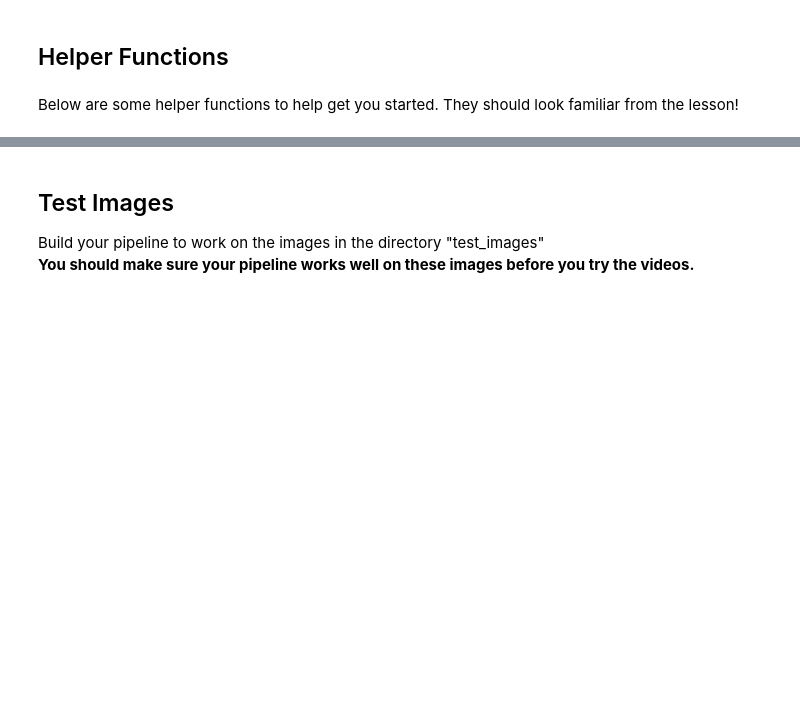
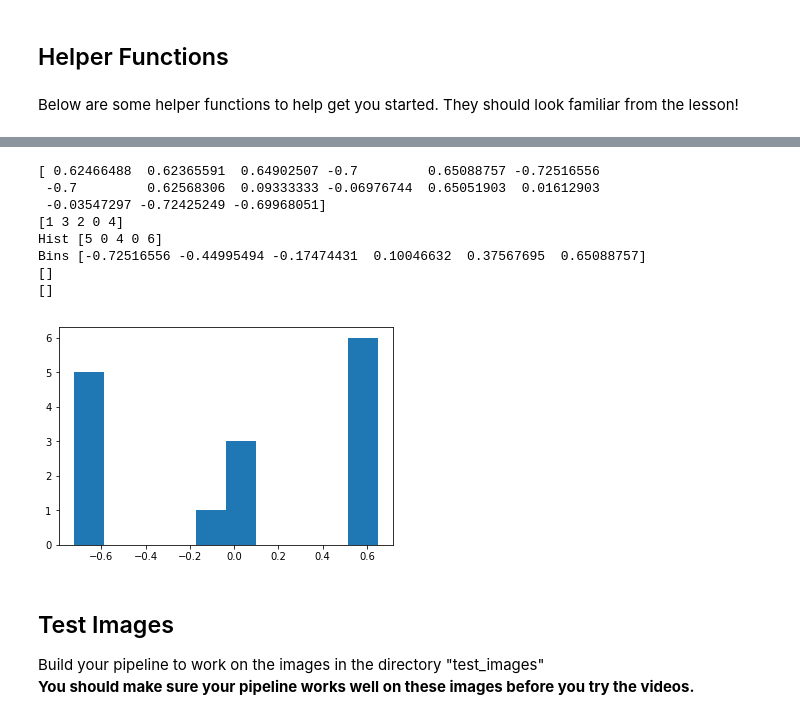
Before and after one commit to anujpotnis/CarND-LaneLines-P1, a Jupyter notebook: P1.ipynb, the cells around one changed output, grey strips where cells are left out. Saved outputs shown, nothing was run; the diff lists cells and outputs as text; code cells hidden in the pictures; blank space fills up the shorter version.

```diff
--- a/P1.ipynb
+++ b/P1.ipynb
@@ -141,9 +141,23 @@ def draw_lines(img, lines, color=[255, 0, 0], thickness=2):
     If you want to make the lines semi-transparent, think about combining
     this function with the weighted_img() function below
     """
+    slopes=[]
     for line in lines:
+#         print(line)
         for x1,y1,x2,y2 in line:
+            slopes.append((y2-y1)/(x2-x1))
             cv2.line(img, (x1, y1), (x2, y2), color, thickness)
+    slopes = np.asarray(slopes)
+    print(slopes)
+    hist, bins = np.histogram(slopes, bins=5)
+    print(np.argsort(hist))
+    print("Hist",hist)
+    print("Bins",bins)
+    slope_1 = bins[np.argsort(hist)[-1:-2]]
+    print(slope_1)
+    slope_2 = bins[np.argsort(hist)[-2:-3]]
+    print(slope_2)
+    plt.show(plt.hist(slopes))
 
 def hough_lines(img, rho, theta, threshold, min_line_len, max_line_gap):
     """
@@ -174,3 +203,29 @@ def weighted_img(img, initial_img, α=0.8, β=1., λ=0.):
+# %%
+img = cv2.imread('./test_images/solidWhiteRight.jpg')
+# img = img_raw[290:,:]
+img = cv2.cvtColor(img, cv2.COLOR_BGR2RGB)
+img_canny = canny(gaussian_blur(img, gauss_kernel), low_threshold=70, high_threshold=80)
+
+left_bottom = [0,img_raw.shape[0]]
+left_top = [470, 300]
+right_top = [500, 300]
+right_bottom = [img_raw.shape[1], img_raw.shape[0]]
+
+vertices = np.array([[left_bottom, left_top, right_top, right_bottom]], dtype=np.int32)
+img_roi = region_of_interest(img_canny, vertices)
+
+overlay = hough_lines(img_roi, 1, (np.pi)/180, 20, 50, 500)
+# plt.imshow(weighted_img(overlay, img_raw))
+# %% [output]
+[ 0.62466488  0.62365591  0.64902507 -0.7         0.65088757 -0.72516556
+ -0.7         0.62568306  0.09333333 -0.06976744  0.65051903  0.01612903
+ -0.03547297 -0.72425249 -0.69968051]
+[1 3 2 0 4]
+Hist [5 0 4 0 6]
+Bins [-0.72516556 -0.44995494 -0.17474431  0.10046632  0.37567695  0.65088757]
+[]
+[]
+[figure, added]
 # %% [markdown]
 ## Test Images
 
```
Also changed, not shown: parts of 10 cells of this notebook.
